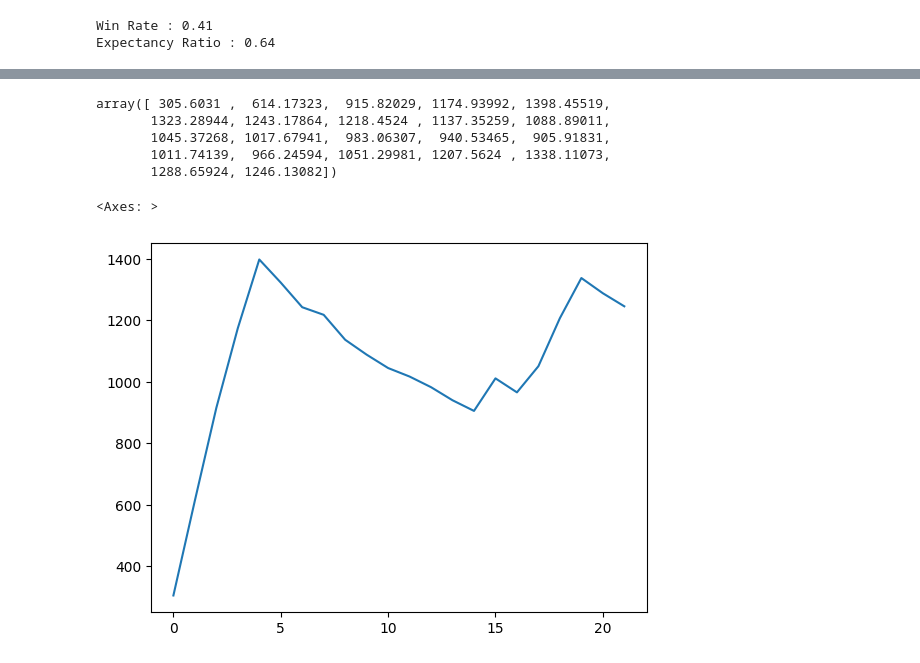
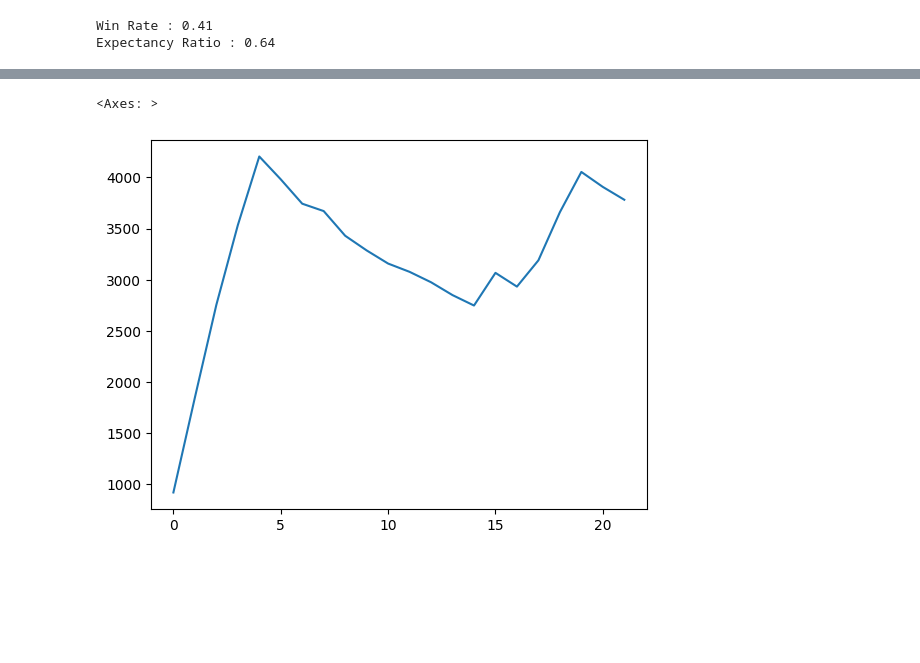
Before and after one commit to AxelRK200/strategies_backtesting, a Jupyter notebook: Backtesting_AT_STC_EMA.ipynb, the cells around one changed output, grey strips where cells are left out. Cells and saved outputs as stored; diff of their text form; code cells hidden in the pictures; blank space fills up the shorter version.

```diff
--- a/Backtesting_AT_STC_EMA.ipynb
+++ b/Backtesting_AT_STC_EMA.ipynb
@@ -437,13 +442,15 @@ Win Rate : 0.41
 Expectancy Ratio : 0.64
 # %%
 # Génère le gain ou la perte nette par rapport à 1000€ d'investissement
-# Avec 1% de commission à l'entrée, et 1% de commission en sortie
-perf_nette_b1000 = [(999*(1+x)-1000)*0.99 for x in list_perf]
+# Avec 1% de commission à l'entrée, et 1% de commission en sortie, 7 de Leverage
+perf_nette_b1000 = [(999*(1+x*3)-1000)*0.99 for x in list_perf]
+#perf_nette_b1000 = [(999*(1+x)-1000)*0.99 for x in list_perf]
+
 
 arr_b1000 = np.array(perf_nette_b1000)
 moyenne_gains_nets = np.mean(arr_b1000[ arr_b1000>0 ])
 moyenne_pertes_nettes = np.mean(arr_b1000[ arr_b1000<0 ])
-print("<gain> : {:.2f}, <perte> : {:.2f}".format(moyenne_gains_nets,moyenne_pertes_nettes))
+print("Avg_gain : {:.2f}, Avg_perte : {:.2f}".format(moyenne_gains_nets,moyenne_pertes_nettes))
 
 expectancy = (count_won/len(a_perf) * moyenne_gains_nets) - (count_lost/len(a_perf) * moyenne_pertes_nettes)
 print("Expectancy : {:.2f}".format(expectancy))
@@ -457,14 +487,6 @@ Profit Factor : 2.98
 # %%
 courbe_profit = np.cumsum(arr_b1000)
-courbe_profit
+sns.lineplot(data=courbe_profit)
 # %% [output]
-array([ 305.6031 ,  614.17323,  915.82029, 1174.93992, 1398.45519,
-       1323.28944, 1243.17864, 1218.4524 , 1137.35259, 1088.89011,
-       1045.37268, 1017.67941,  983.06307,  940.53465,  905.91831,
-       1011.74139,  966.24594, 1051.29981, 1207.5624 , 1338.11073,
-       1288.65924, 1246.13082])
+<Axes: >
+[figure, added]
-# %%
-sns.lineplot(data=courbe_profit)
-# %% [output]
-<Axes: >
-[figure, removed]
```
Also changed, not shown: parts of 25 cells of this notebook.
